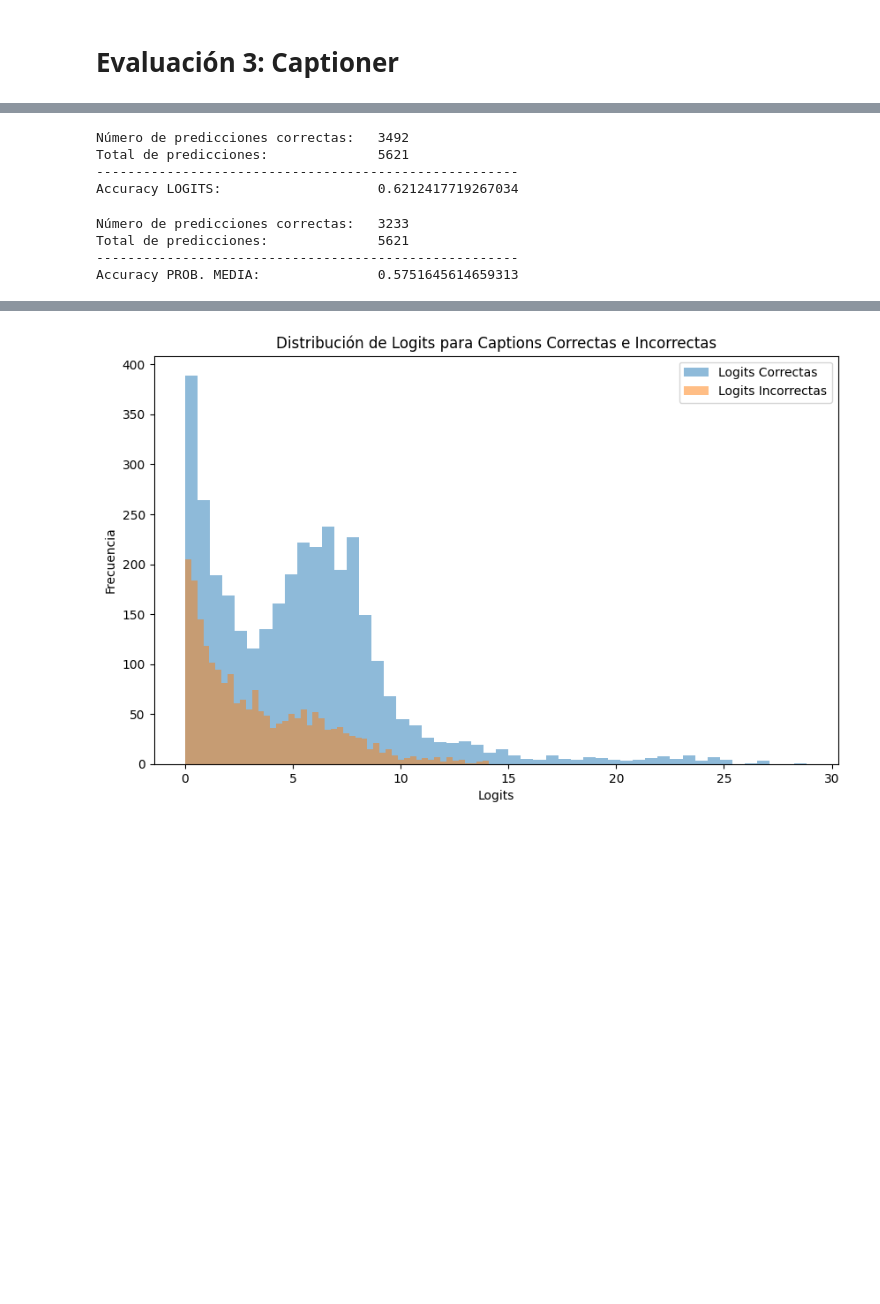
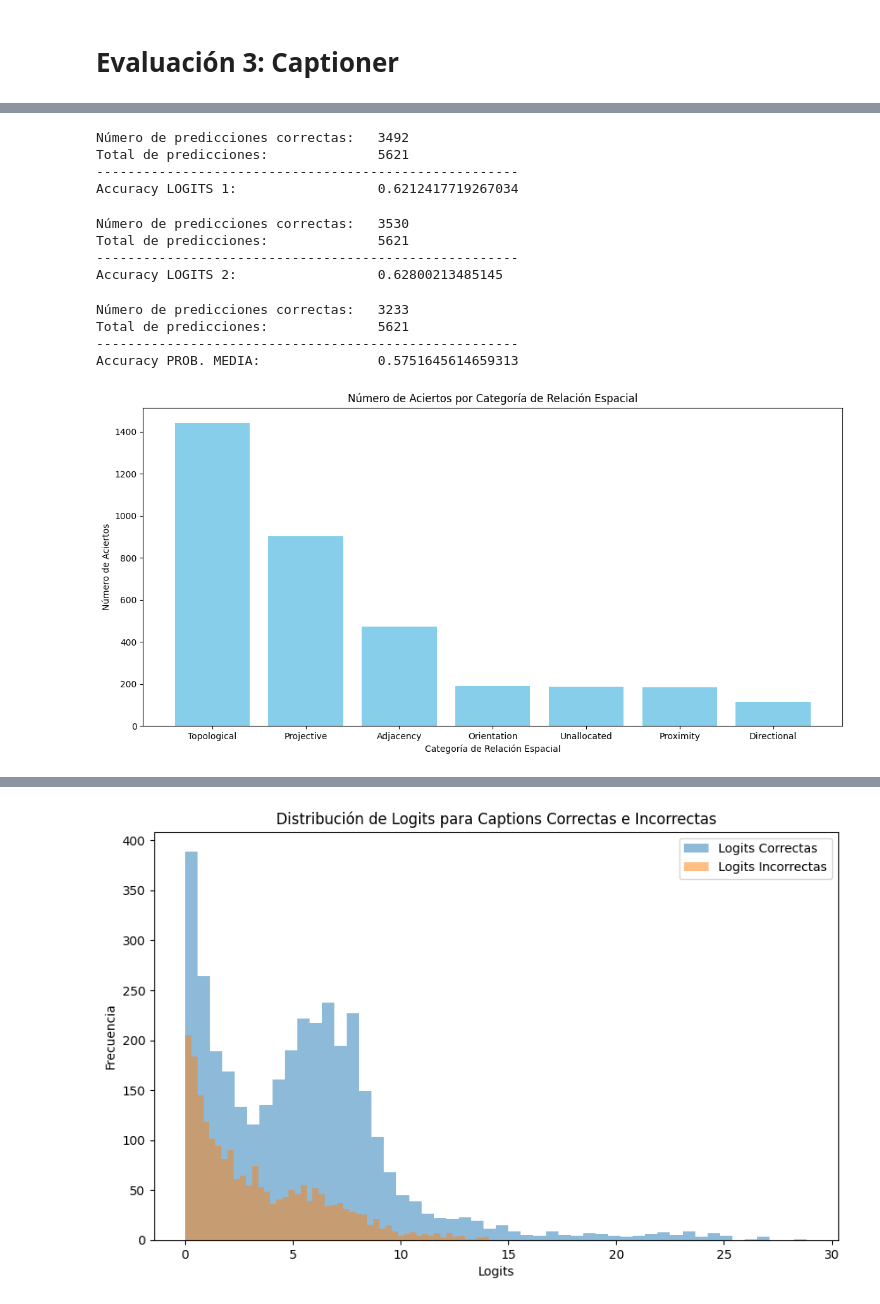
Before and after one commit to sarenales/VSR-Retrieval, a Jupyter notebook: Analisis_OFAVSR.ipynb, the cells around one changed output, grey strips where cells are left out. Saved outputs shown, nothing was run; the diff lists cells and outputs as text; code cells hidden in the pictures; blank space fills up the shorter version.

```diff
--- a/Analisis_OFAVSR.ipynb
+++ b/Analisis_OFAVSR.ipynb
@@ -926,21 +988,37 @@ for indice, (clave,valor) in enumerate(datos.items()):
   datos_filtrados_prob.append({"relacionE": rel_esp, "acierto_prob": acierto_prob, "mean_probP":prob_mediaP, "mean_probN":prob_mediaN })
   datos_filtrados_prob_D.append({"relacionE": rel_esp, "acierto_prob": acierto_prob, "dif_prob":diferencia_PN(prob_mediaP,prob_mediaN)})
 # %%
-predicciones_correctas = sum(1 for instancia in datos_filtrados_log if instancia["acierto_log"] == 1)
+predicciones_correctas = sum(1 for instancia in datos_filtrados_log1 if instancia["acierto_log"] == 1)
 
-total_predicciones = len(datos_filtrados_log)
+total_predicciones = len(datos_filtrados_log1)
 
 accuracy = predicciones_correctas / total_predicciones
 
 print("Número de predicciones correctas:  ", predicciones_correctas)
 print("Total de predicciones:             ", total_predicciones)
 print("------------------------------------------------------")
-print("Accuracy LOGITS:                   ", accuracy)
+print("Accuracy LOGITS 1:                 ", accuracy)
 # %% [output]
 Número de predicciones correctas:   3492
 Total de predicciones:              5621
 ------------------------------------------------------
-Accuracy LOGITS:                    0.6212417719267034
+Accuracy LOGITS 1:                  0.6212417719267034
+# %%
+predicciones_correctas = sum(1 for instancia in datos_filtrados_log2 if instancia["acierto_log"] == 1)
+
+total_predicciones = len(datos_filtrados_log2)
+
+accuracy = predicciones_correctas / total_predicciones
+
+print("Número de predicciones correctas:  ", predicciones_correctas)
+print("Total de predicciones:             ", total_predicciones)
+print("------------------------------------------------------")
+print("Accuracy LOGITS 2:                 ", accuracy)
+# %% [output]
+Número de predicciones correctas:   3530
+Total de predicciones:              5621
+------------------------------------------------------
+Accuracy LOGITS 2:                  0.62800213485145
 # %%
 predicciones_correctas = sum(1 for instancia in datos_filtrados_prob if instancia["acierto_prob"] == 1)
 
@@ -957,3 +1035,23 @@ Número de predicciones correctas:   3233
 Total de predicciones:              5621
 ------------------------------------------------------
 Accuracy PROB. MEDIA:               0.5751645614659313
+# %%
+df = pd.DataFrame(datos_filtrados_log1)
+
+df['categoria'] = df['relacionE'].apply(categorize_relation)
+
+aciertos_por_categoria = df[df['acierto_log'] == 1].groupby('categoria').size()
+aciertos_por_categoria = aciertos_por_categoria.reset_index(name='numero_aciertos')
+aciertos_por_categoria = aciertos_por_categoria.sort_values(by='numero_aciertos', ascending=False)
+
+plt.figure(figsize=(12, 6))
+plt.bar(aciertos_por_categoria['categoria'], aciertos_por_categoria['numero_aciertos'], color='skyblue')
+plt.xlabel('Categoría de Relación Espacial')
+plt.ylabel('Número de Aciertos')
+plt.title('Número de Aciertos por Categoría de Relación Espacial')
+
+
+plt.tight_layout()
+plt.show()
+# %% [output]
+[figure, added]
```
Also changed, not shown: parts of 23 cells of this notebook.
